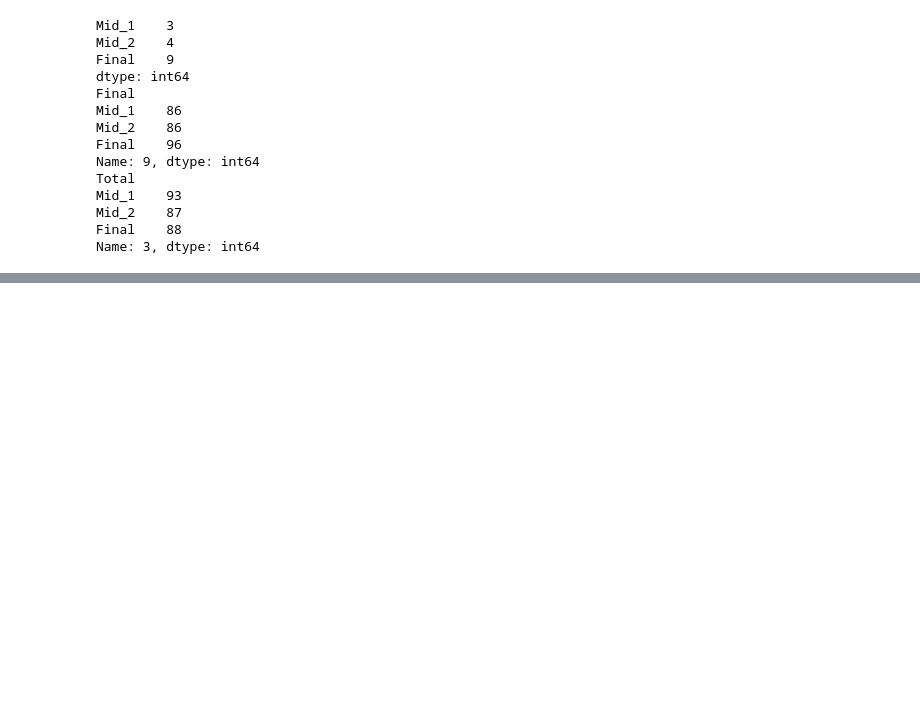
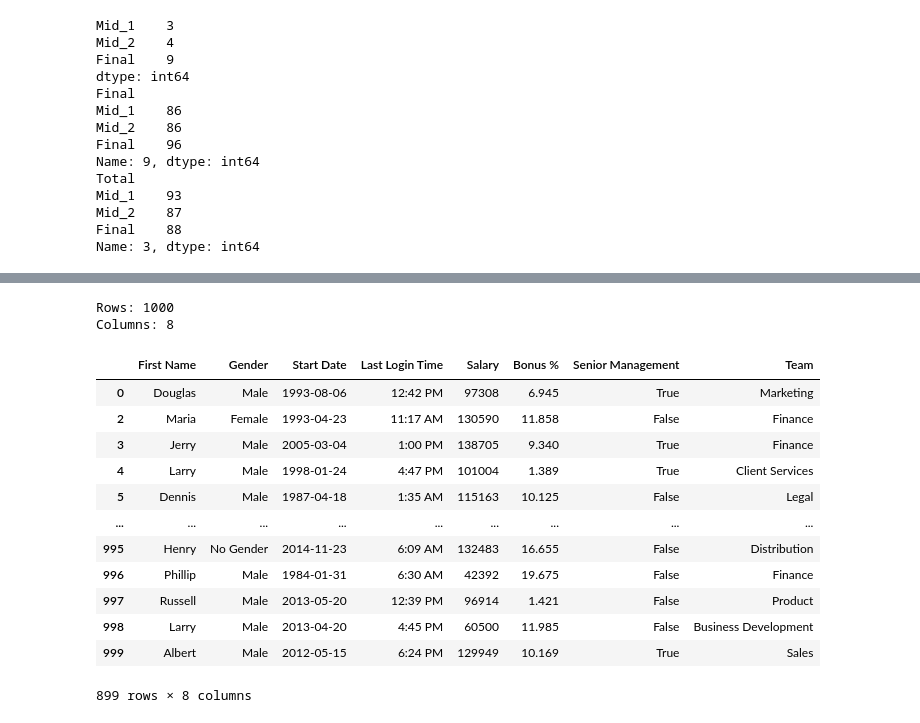
Before and after one commit to lc0312/COSC502, a Jupyter notebook: hw2_Liu.ipynb, the cells around one changed output, grey strips where cells are left out. Saved outputs shown, nothing was run; the diff lists cells and outputs as text; code cells hidden in the pictures; blank space fills up the shorter version.

```diff
--- a/hw2_Liu.ipynb
+++ b/hw2_Liu.ipynb
@@ -262,0 +443,21 @@ Name: 3, dtype: int64
+# %%
+# 9. Check the number of rows and columns and drop those row if 'any' values are missing in a row.
+print ('Rows:',len(df.axes[0]))
+print ('Columns:', len(df.axes[1]))
+df.dropna()
+# %% [output]
+Rows: 1000
+Columns: 8
+|  | First Name | Gender | Start Date | Last Login Time | Salary | Bonus % | Senior Management | Team |
+| 0 | Douglas | Male | 1993-08-06 | 12:42 PM | 97308 | 6.945 | True | Marketing |
+| 2 | Maria | Female | 1993-04-23 | 11:17 AM | 130590 | 11.858 | False | Finance |
+| 3 | Jerry | Male | 2005-03-04 | 1:00 PM | 138705 | 9.340 | True | Finance |
+| 4 | Larry | Male | 1998-01-24 | 4:47 PM | 101004 | 1.389 | True | Client Services |
+| 5 | Dennis | Male | 1987-04-18 | 1:35 AM | 115163 | 10.125 | False | Legal |
+| ... | ... | ... | ... | ... | ... | ... | ... | ... |
+| 995 | Henry | No Gender | 2014-11-23 | 6:09 AM | 132483 | 16.655 | False | Distribution |
+| 996 | Phillip | Male | 1984-01-31 | 6:30 AM | 42392 | 19.675 | False | Finance |
+| 997 | Russell | Male | 2013-05-20 | 12:39 PM | 96914 | 1.421 | False | Product |
+| 998 | Larry | Male | 2013-04-20 | 4:45 PM | 60500 | 11.985 | False | Business Development |
+| 999 | Albert | Male | 2012-05-15 | 6:24 PM | 129949 | 10.169 | True | Sales |
+899 rows × 8 columns
```
Also changed, not shown: parts of 14 cells of this notebook.
